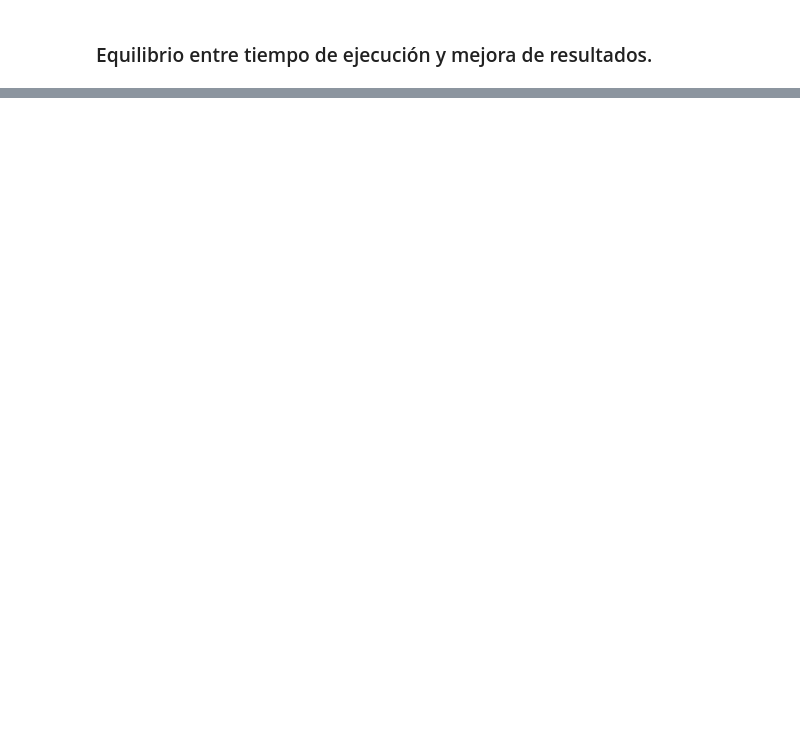
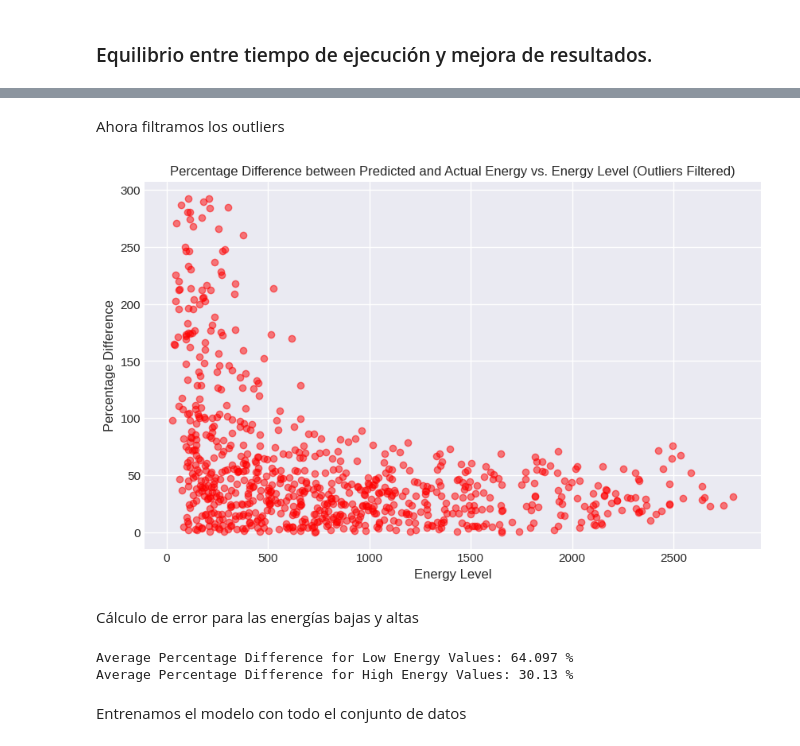
Before and after one commit to bale2manos/Eolic-Energy-Production-Predicter, a Jupyter notebook: Práctica_1_Energía_eólica.ipynb, the cells around one changed output, grey strips where cells are left out. Cells and saved outputs as stored; diff of their text form; code cells hidden in the pictures; blank space fills up the shorter version.

```diff
--- a/Práctica_1_Energía_eólica.ipynb
+++ b/Práctica_1_Energía_eólica.ipynb
@@ -1040,0 +1215,58 @@ Esta es la bajada de error más alta que encontramos en los modelos, sin embargo
+# %% [markdown]
+Ahora filtramos los outliers
+# %%
+import numpy as np
+import matplotlib.pyplot as plt
+
+# Calculate the IQR for 'Percentage Difference' column
+Q1 = data_percentage_sorted['Percentage Difference'].quantile(0.25)
+Q3 = data_percentage_sorted['Percentage Difference'].quantile(0.75)
+IQR = Q3 - Q1
+
+# Define threshold for outliers
+threshold = 1.5 * IQR
+
+# Filter outliers
+filtered_data = data_percentage_sorted[
+    (data_percentage_sorted['Percentage Difference'] >= Q1 - threshold) &
+    (data_percentage_sorted['Percentage Difference'] <= Q3 + threshold)
+]
+
+# Plotting
+plt.figure(figsize=(10, 6))
+
+# Plot percentage difference against energy with logarithmic scale on y-axis
+plt.scatter(filtered_data['Energy'], filtered_data['Percentage Difference'], color='red', alpha=0.5)
+
+# Add labels and title
+plt.title('Percentage Difference between Predicted and Actual Energy vs. Energy Level (Outliers Filtered)')
+plt.xlabel('Energy Level')
+plt.ylabel('Percentage Difference')
+
+# Show plot
+plt.grid(True)
+plt.show()
+# %% [output]
+[figure, added]
+# %% [markdown]
+Cálculo de error para las energías bajas y altas
+# %%
+# Calculate the third quantile (75th percentile) of the energy values
+energy_threshold = filtered_data['Energy'].quantile(0.75)
+
+# Calculate the error for high and low values of energy
+low_energy_error = filtered_data.loc[filtered_data['Energy'] < energy_threshold, 'Percentage Difference'].mean()
+high_energy_error = filtered_data.loc[filtered_data['Energy'] >= energy_threshold, 'Percentage Difference'].mean()
+
+# Round the error values to three decimals
+low_energy_error_rounded = round(low_energy_error, 3)
+high_energy_error_rounded = round(high_energy_error, 3)
+
+# Print the error for low and high energy values with three decimals
+print("Average Percentage Difference for Low Energy Values:", low_energy_error_rounded, "%")
+print("Average Percentage Difference for High Energy Values:", high_energy_error_rounded,"%")
+# %% [output]
+Average Percentage Difference for Low Energy Values: 64.097 %
+Average Percentage Difference for High Energy Values: 30.13 %
+# %% [markdown]
+Entrenamos el modelo con todo el conjunto de datos
```
Also changed, not shown: parts of 101 cells of this notebook.
